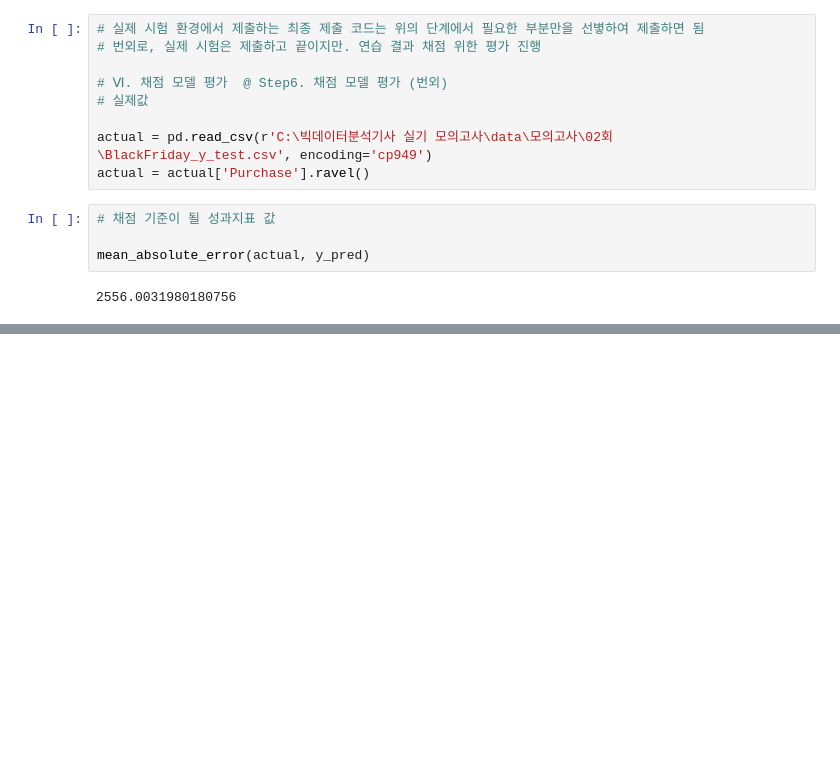
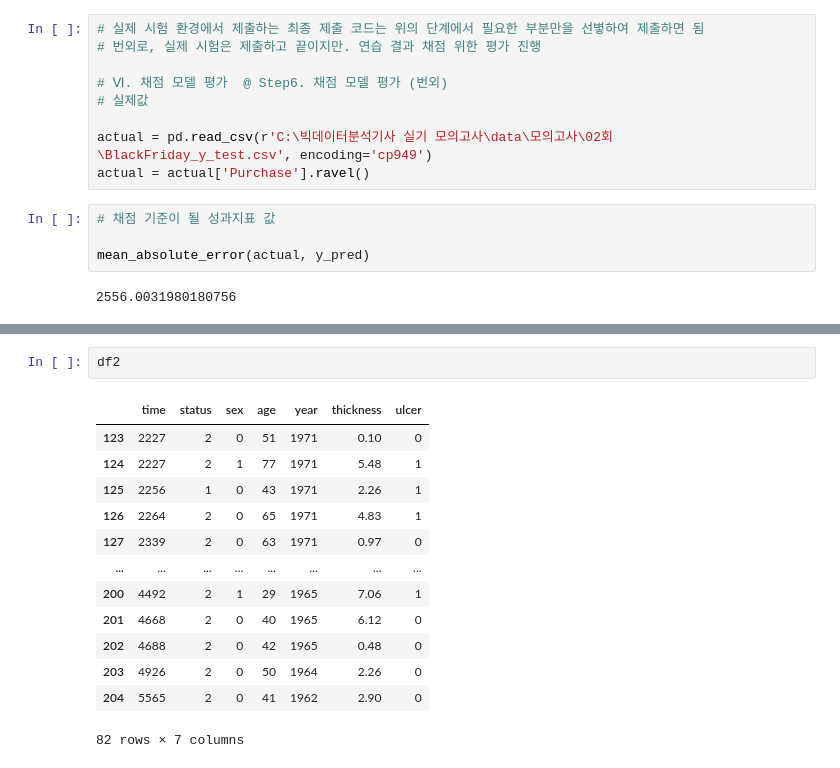
Before and after one commit to MumJetty/BigData, a Jupyter notebook: My Project/gfi01.ipynb, the cells around one changed output, grey strips where cells are left out. Drawn from its saved outputs; the diff is of its cells as text; blank space fills up the shorter version.

```diff
--- a/My Project/gfi01.ipynb
+++ b/My Project/gfi01.ipynb
@@ -1589,0 +1737,16 @@ mean_absolute_error(actual, y_pred)
+# %%
+df2
+# %% [output]
+|  | time | status | sex | age | year | thickness | ulcer |
+| 123 | 2227 | 2 | 0 | 51 | 1971 | 0.10 | 0 |
+| 124 | 2227 | 2 | 1 | 77 | 1971 | 5.48 | 1 |
+| 125 | 2256 | 1 | 0 | 43 | 1971 | 2.26 | 1 |
+| 126 | 2264 | 2 | 0 | 65 | 1971 | 4.83 | 1 |
+| 127 | 2339 | 2 | 0 | 63 | 1971 | 0.97 | 0 |
+| ... | ... | ... | ... | ... | ... | ... | ... |
+| 200 | 4492 | 2 | 1 | 29 | 1965 | 7.06 | 1 |
+| 201 | 4668 | 2 | 0 | 40 | 1965 | 6.12 | 0 |
+| 202 | 4688 | 2 | 0 | 42 | 1965 | 0.48 | 0 |
+| 203 | 4926 | 2 | 0 | 50 | 1964 | 2.26 | 0 |
+| 204 | 5565 | 2 | 0 | 41 | 1962 | 2.90 | 0 |
+82 rows × 7 columns
```
Also changed, not shown: parts of 87 cells of this notebook, 1 other file.
